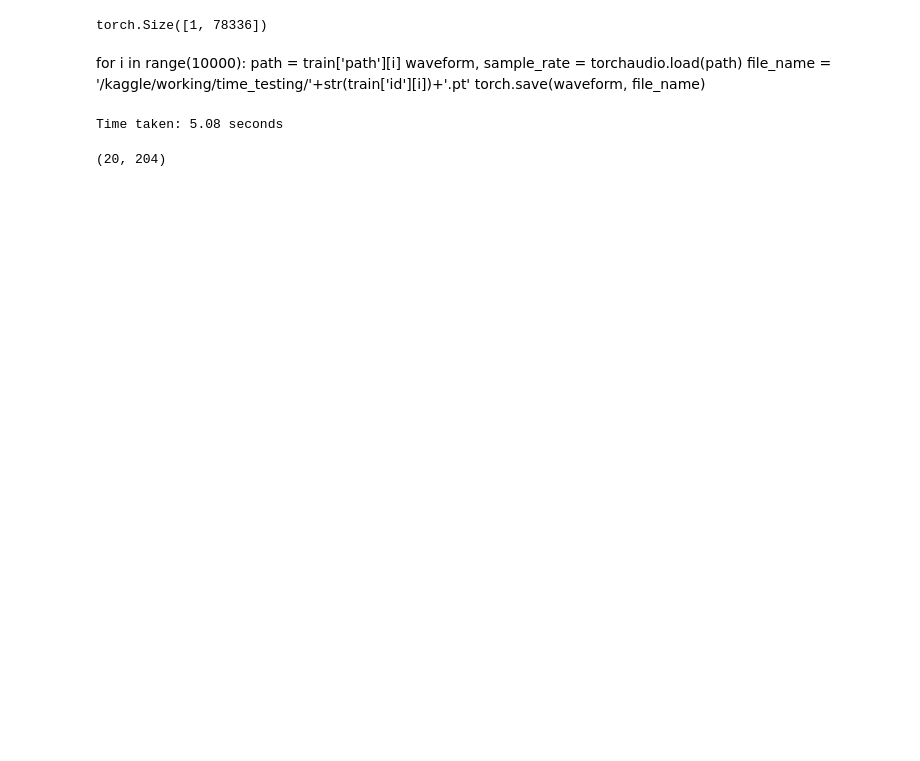
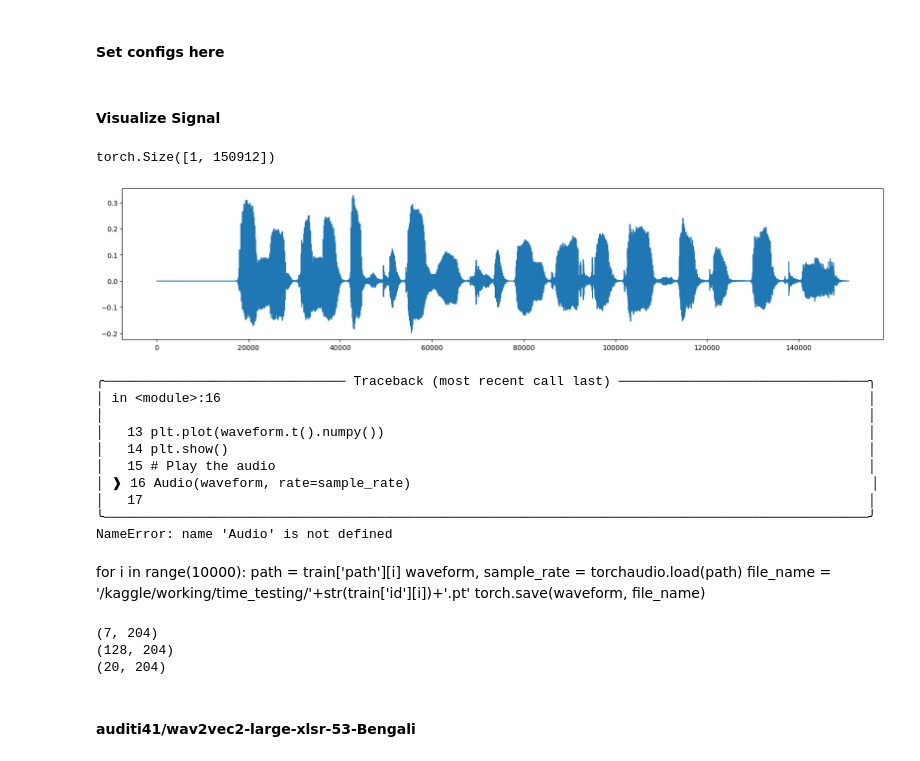
Before and after one commit to VijCodes/Kaggle-Projects, a Jupyter notebook: bengali-transcriptions.ipynb, the cells around one changed output. Drawn from its saved outputs; the diff is of its cells as text; code cells hidden in the pictures; blank space fills up the shorter version.

Commit message:
Kaggle Notebook | Bengali transcriptions | Version 3

```diff
--- a/bengali-transcriptions.ipynb
+++ b/bengali-transcriptions.ipynb
@@ -37,0 +32,2 @@ class BengaliData(Dataset):
+# %% [markdown]
+#### Set configs here
@@ -38,44 +36,65 @@ class BengaliData(Dataset):
+# %% [markdown]
+#### Visualize Signal
 # %%
-path = train['path'][1]
 import torchaudio
+import matplotlib.pyplot as plt
 
+i = 2
 # Load an MP3 file into a tensor
+path = train['path'][i]
 waveform, sample_rate = torchaudio.load(path)
 
 # Print the shape of the waveform tensor
 print(waveform.shape)
+
+# Visualize the waveform
+plt.figure(figsize=(20, 4))
+plt.plot(waveform.t().numpy())
+plt.show()
+# Play the audio
+Audio(waveform, rate=sample_rate)
 # %% [output]
-torch.Size([1, 78336])
+torch.Size([1, 150912])
+[figure, added]
+╭─────────────────────────────── Traceback (most recent call last) ────────────────────────────────╮
+│ in <module>:16                                                                                   │
+│                                                                                                  │
+│   13 plt.plot(waveform.t().numpy())                                                              │
+│   14 plt.show()                                                                                  │
+│   15 # Play the audio                                                                            │
+│ ❱ 16 Audio(waveform, rate=sample_rate)                                                           │
+│   17                                                                                             │
+╰──────────────────────────────────────────────────────────────────────────────────────────────────╯
+NameError: name 'Audio' is not defined
 # %% [markdown]
 for i in range(10000):
     path = train['path'][i]
     waveform, sample_rate = torchaudio.load(path)
     file_name = '/kaggle/working/time_testing/'+str(train['id'][i])+'.pt'
     torch.save(waveform, file_name)
-# %%
-import time
-
-start_time = time.time()
-
-for i in range(10000):
-    file_name = '/kaggle/working/time_testing/'+str(train['id'][i])+'.pt'
-    y = torch.load(file_name)
-
-end_time = time.time()
-
-print(f'Time taken: {end_time - start_time:.2f} seconds')
-# %% [output]
-Time taken: 5.08 seconds
 # %%
-import librosa
-
 # Load an audio file as a waveform
 waveform, sample_rate = librosa.load(path = train['path'][2])
 
 # Extract MFCCs from the waveform
 mfccs = librosa.feature.mfcc(y=waveform, sr=sample_rate)
 
+mel_spectrogram = librosa.feature.melspectrogram(y=waveform, sr=sample_rate)
+
+# Extract Spectral Contrast
+spectral_contrast = librosa.feature.spectral_contrast(y=waveform, sr=sample_rate)
+
+# Print the shape of the Spectral Contrast tensor
+print(spectral_contrast.shape)
+
+# Print the shape of the Mel-Scaled Spectrogram tensor
+print(mel_spectrogram.shape)
+
 # Print the shape of the MFCCs tensor
 print(mfccs.shape)
 # %% [output]
+(7, 204)
+(128, 204)
 (20, 204)
+# %% [markdown]
+#### auditi41/wav2vec2-large-xlsr-53-Bengali
```
Also changed, not shown: parts of 21 cells of this notebook.
